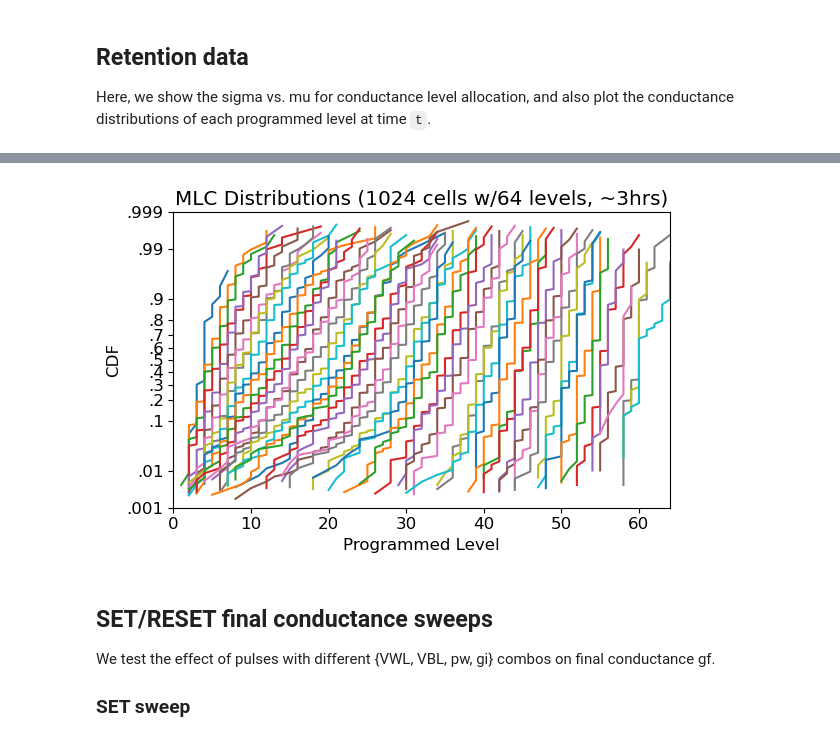
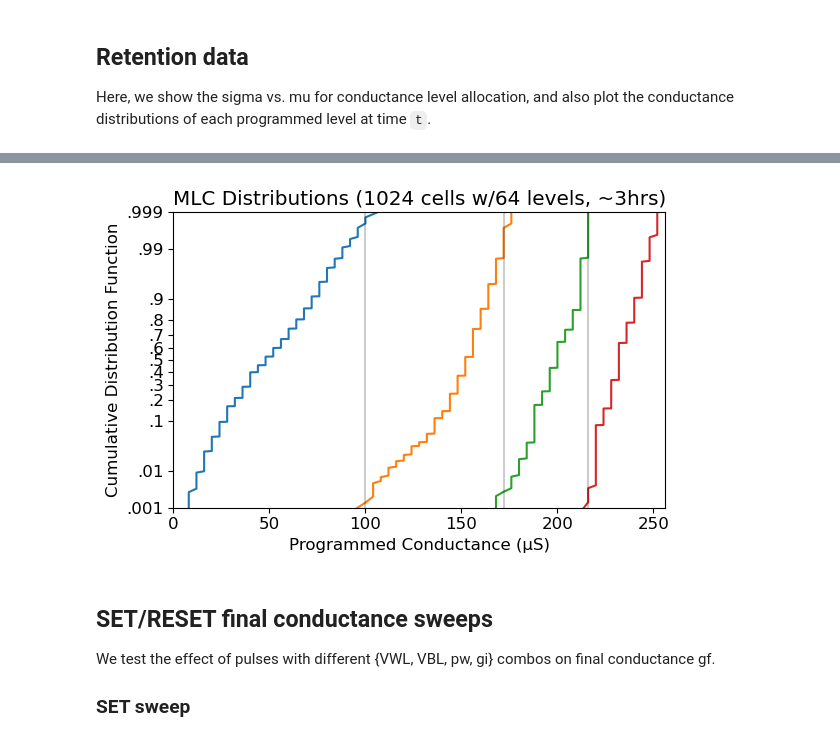
Before and after one commit to akashlevy/ember-python, a Jupyter notebook: analysis/characterizations.ipynb, the cells around one changed output, grey strips where cells are left out. Saved outputs shown, nothing was run; the diff lists cells and outputs as text; code cells hidden in the pictures.

```diff
--- a/analysis/characterizations.ipynb
+++ b/analysis/characterizations.ipynb
@@ -223,6 +223,6 @@ plt.show()
 Here, we show the sigma vs. mu for conductance level allocation, and also plot the conductance distributions of each programmed level at time `t`.
 # %%
 # Load retention time data
-tdata = pd.read_csv("../data/retention/retention2.min.csv.gz")
+tdata = pd.read_csv("../data/retention/retention4.min.csv.gz")
 tdata
 # %% [output]
@@ -241,0 +242,7 @@ tdata
+# %%
+# Plot frequency of each level to check
+plt.rcParams["figure.figsize"] = [9, 4]
+tdata.groupby("lvli").count()["lvl"].plot.bar()
+plt.ylabel("Frequency")
+plt.tight_layout()
+plt.show()
@@ -242,24 +251,26 @@ tdata
 # %%
 # Show distribution
-time = 100
 plt.rcParams["figure.figsize"] = [6, 4]
 plt.title("MLC Distributions (1024 cells w/64 levels, ~3hrs)")
-d = tdata[(tdata["timept"] == time) & tdata["lvli"].isin(range(0,64,1))]
-for i in range(64):
-    rdata = d[d["lvli"] == i]
-    if len(rdata) != 0:
-        plt.plot(sorted(rdata["lvl"].values), np.linspace(0+1/len(rdata), 1-1/len(rdata), len(rdata)), label=i)
-plt.xlabel("Programmed Level")
-plt.ylabel("CDF")
+for time in [10000]:
+    d = tdata[(tdata["timept"] == time) & tdata["lvli"].isin([20, 42, 53, 63])]
+    for i in range(64):
+        rdata = d[d["lvli"] == i]
+        if len(rdata) != 0:
+            plt.plot(sorted(rdata["lvl"].values * 4), np.linspace(0+1/len(rdata), 1-1/len(rdata), len(rdata)), label=i)
+plt.xlabel("Programmed Conductance (μS)")
+plt.ylabel("Cumulative Distribution Function")
 plt.gca().set_yscale("ppf")
-plt.xlim(0, 64)
+# plt.hlines([0.006, 0.994], 0, 256, colors="black", linestyles="--")
+plt.vlines(np.array([25,43,54])*4, 0.001, 0.999, colors="black", linestyles="-", alpha=0.2)
+plt.xlim(0, 256)
 plt.ylim(0.001, 0.999)
 plt.tight_layout()
 plt.savefig("figs/mlcdist.pdf")
 # plt.legend()
 plt.show()
 # %% [output]
-[figure, old version]
+[figure, new version]
 # %% [markdown]
 ## SET/RESET final conductance sweeps
 
```
Also changed, not shown: parts of 4 cells of this notebook, 18 other files.
